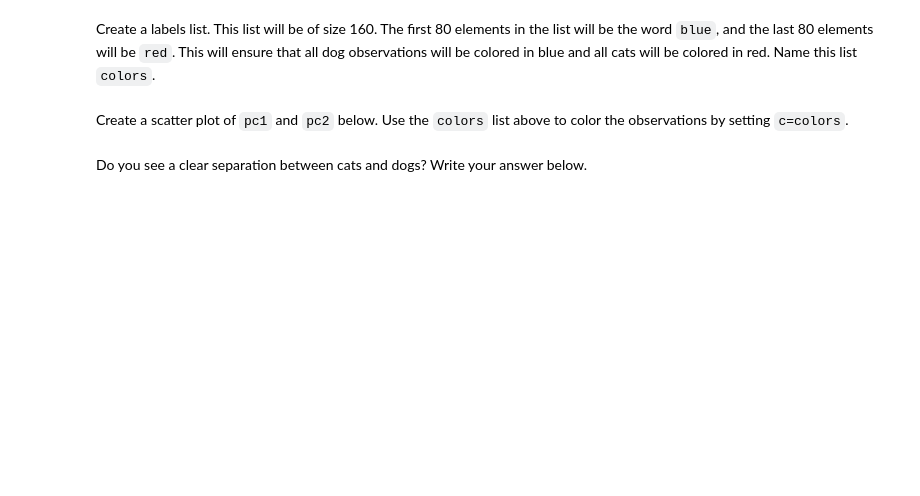
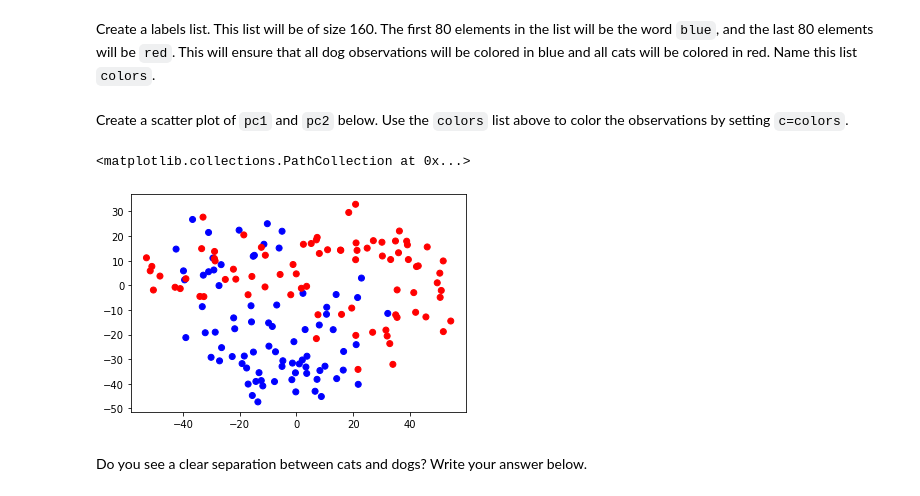
Before and after one commit to valjime95/datamex1019, a Jupyter notebook: module-2/lab-pca/your-code/main.ipynb, the cells around one changed output. Drawn from its saved outputs; the diff is of its cells as text; code cells hidden in the pictures; blank space fills up the shorter version.

```diff
--- a/module-2/lab-pca/your-code/main.ipynb
+++ b/module-2/lab-pca/your-code/main.ipynb
@@ -97,2 +109,4 @@ Use `numpy` to find to transpose the standardized pet array. This will help us c
+# %%
+trs =np.transpose(sta_concat)
 # %% [markdown]
 Find the dot product of the transposed standardized pet matrix and the `factors` of the `PCA` model found above. This will be the projection onto 2 dimensions. This means that each cat and dog image will now only have two columns instead of 4096.
@@ -100,0 +113,3 @@ Find the dot product of the transposed standardized pet matrix and the `factors`
+# %%
+dot_prod = np.dot(trs,pc.factors)
+dot_prod.shape
@@ -108,0 +124,3 @@ In the cell below, turn the two dimensional projection into a pandas dataframe a
+# %%
+df = pd.DataFrame(dot_prod, columns=['pc1', 'pc2'])
+df
@@ -113,6 +143,17 @@ Create a labels list. This list will be of size 160. The first 80 elements in th
+# %%
+colors = []
+for i in range(len(df)):
+    if i in range(79):
+        colors.append('blue')
+    else:
+        colors.append('red')
 # %% [markdown]
 Create a scatter plot of `pc1` and `pc2` below. Use the `colors` list above to color the observations by setting `c=colors`.
 # %%
 # Your code here:
+plt.scatter(df.pc1, df.pc2, c = colors);
+# %% [output]
+<matplotlib.collections.PathCollection at 0x...>
+[figure, added]
 # %% [markdown]
 Do you see a clear separation between cats and dogs? Write your answer below.
```
Also changed, not shown: parts of 21 cells of this notebook, 1 other file.
